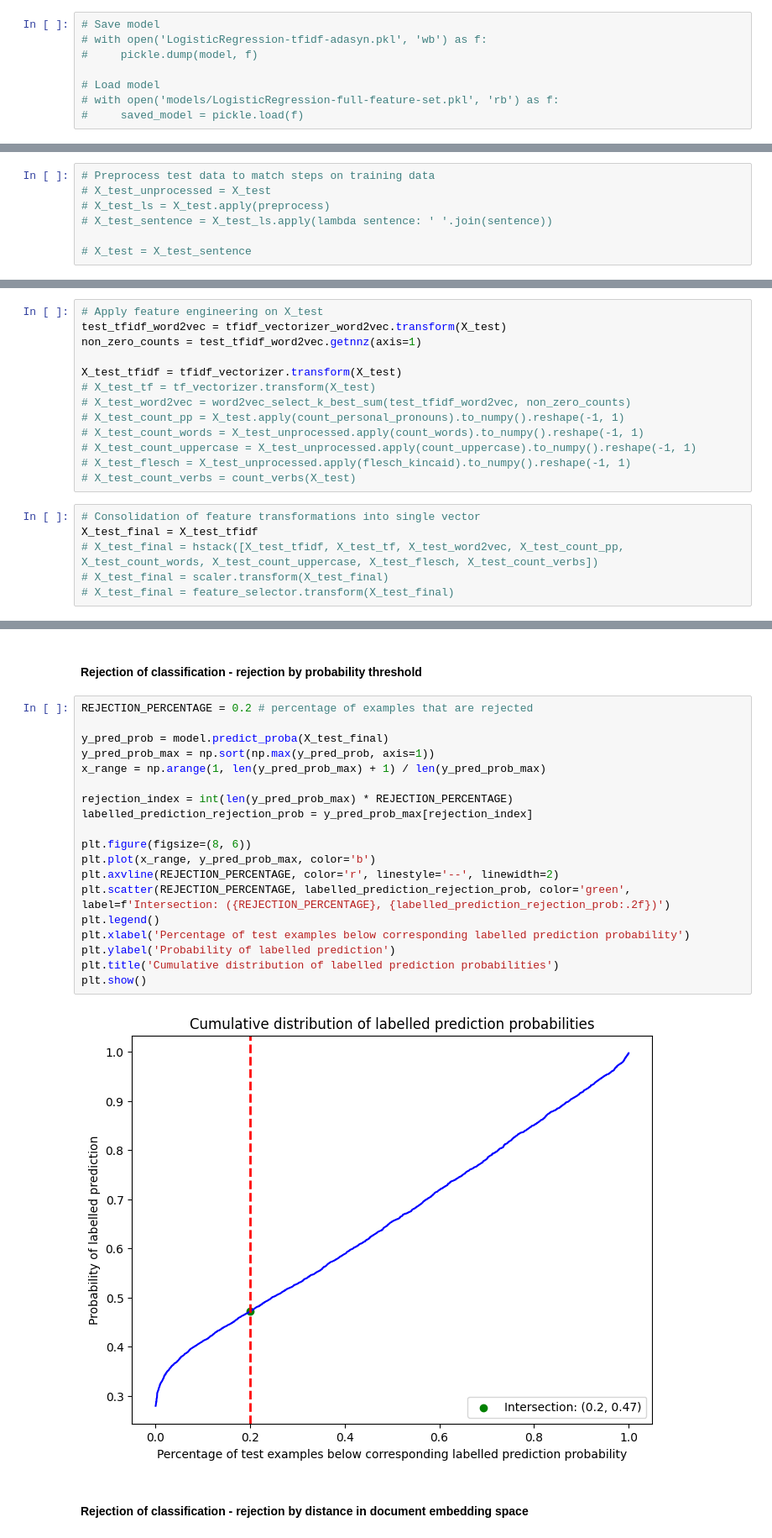
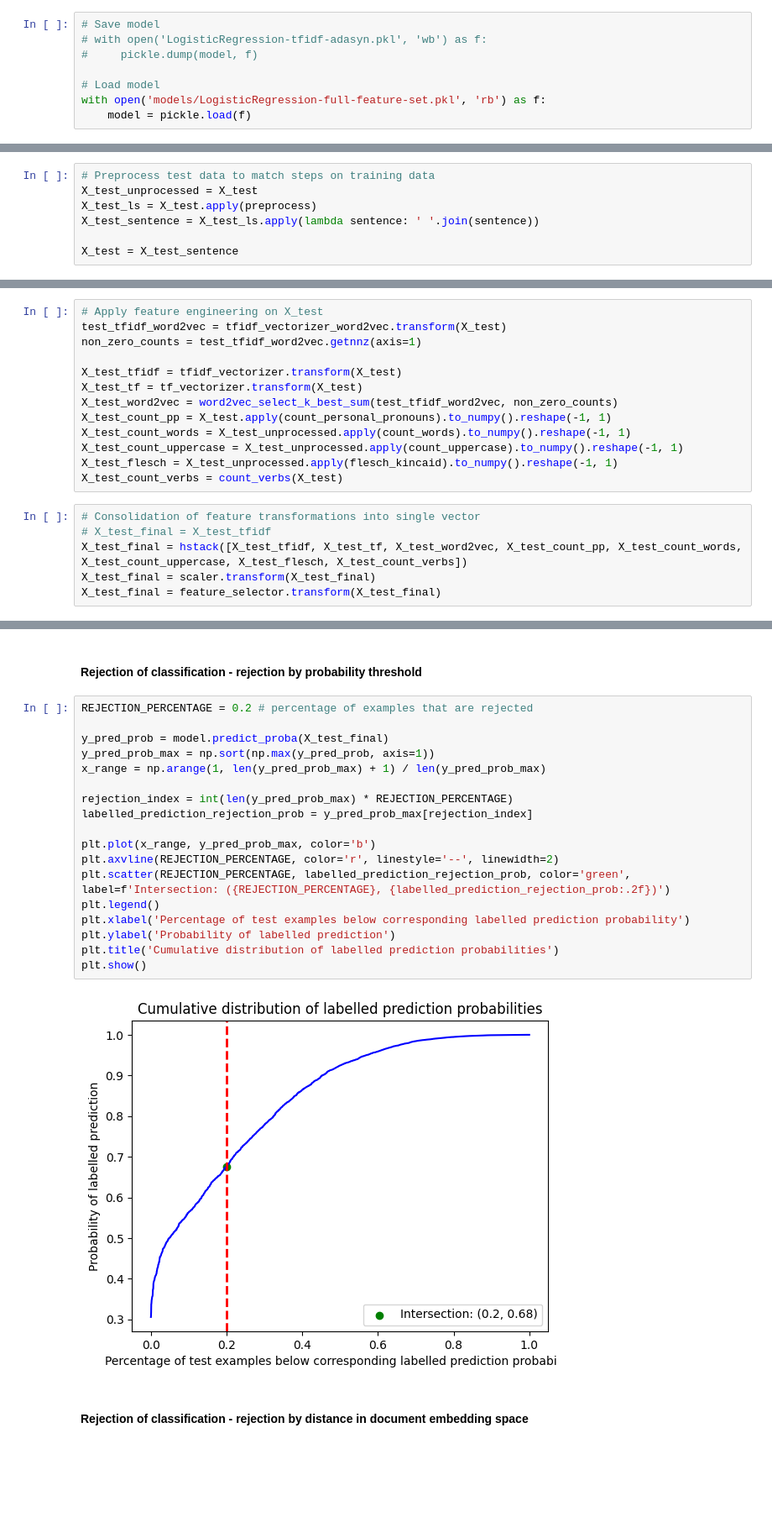
Before and after one commit to autumn-sonata/CS4248-Project, a Jupyter notebook: LabeledUnreliableNews.ipynb, the cells around one changed output, grey strips where cells are left out. Shown at 84% size. Saved outputs shown, nothing was run; the diff lists cells and outputs as text; blank space fills up the shorter version.

```diff
--- a/LabeledUnreliableNews.ipynb
+++ b/LabeledUnreliableNews.ipynb
@@ -379,8 +375,8 @@ model = LogisticRegression(solver = 'saga', max_iter=100).fit(X_train, y_train)
 #     pickle.dump(model, f)
 
 # Load model
-# with open('models/LogisticRegression-full-feature-set.pkl', 'rb') as f:
-#     saved_model = pickle.load(f)
+with open('models/LogisticRegression-full-feature-set.pkl', 'rb') as f:
+    model = pickle.load(f)
 # %% [markdown]
 ## Validation
 # %%
@@ -421,11 +417,11 @@ y_test = test_df.iloc[:, 0]
 # print(y_test.head())
 # %%
 # Preprocess test data to match steps on training data
-# X_test_unprocessed = X_test
-# X_test_ls = X_test.apply(preprocess)
-# X_test_sentence = X_test_ls.apply(lambda sentence: ' '.join(sentence))
+X_test_unprocessed = X_test
+X_test_ls = X_test.apply(preprocess)
+X_test_sentence = X_test_ls.apply(lambda sentence: ' '.join(sentence))
 
-# X_test = X_test_sentence
+X_test = X_test_sentence
 # %% [markdown]
 ### Feature Engineering (Test Data)
 # %%
@@ -434,19 +430,19 @@ test_tfidf_word2vec = tfidf_vectorizer_word2vec.transform(X_test)
 non_zero_counts = test_tfidf_word2vec.getnnz(axis=1)
 
 X_test_tfidf = tfidf_vectorizer.transform(X_test)
-# X_test_tf = tf_vectorizer.transform(X_test)
-# X_test_word2vec = word2vec_select_k_best_sum(test_tfidf_word2vec, non_zero_counts)
-# X_test_count_pp = X_test.apply(count_personal_pronouns).to_numpy().reshape(-1, 1)
-# X_test_count_words = X_test_unprocessed.apply(count_words).to_numpy().reshape(-1, 1)
-# X_test_count_uppercase = X_test_unprocessed.apply(count_uppercase).to_numpy().reshape(-1, 1)
-# X_test_flesch = X_test_unprocessed.apply(flesch_kincaid).to_numpy().reshape(-1, 1)
-# X_test_count_verbs = count_verbs(X_test)
+X_test_tf = tf_vectorizer.transform(X_test)
+X_test_word2vec = word2vec_select_k_best_sum(test_tfidf_word2vec, non_zero_counts)
+X_test_count_pp = X_test.apply(count_personal_pronouns).to_numpy().reshape(-1, 1)
+X_test_count_words = X_test_unprocessed.apply(count_words).to_numpy().reshape(-1, 1)
+X_test_count_uppercase = X_test_unprocessed.apply(count_uppercase).to_numpy().reshape(-1, 1)
+X_test_flesch = X_test_unprocessed.apply(flesch_kincaid).to_numpy().reshape(-1, 1)
+X_test_count_verbs = count_verbs(X_test)
 # %%
 # Consolidation of feature transformations into single vector
-X_test_final = X_test_tfidf
-# X_test_final = hstack([X_test_tfidf, X_test_tf, X_test_word2vec, X_test_count_pp, X_test_count_words, X_test_count_uppercase, X_test_flesch, X_test_count_verbs])
-# X_test_final = scaler.transform(X_test_final)
-# X_test_final = feature_selector.transform(X_test_final)
+# X_test_final = X_test_tfidf
+X_test_final = hstack([X_test_tfidf, X_test_tf, X_test_word2vec, X_test_count_pp, X_test_count_words, X_test_count_uppercase, X_test_flesch, X_test_count_verbs])
+X_test_final = scaler.transform(X_test_final)
+X_test_final = feature_selector.transform(X_test_final)
 # %% [markdown]
 ### Metrics
 # %% [markdown]
@@ -467,23 +465,22 @@ Test Accuracy: 0.68956319,      Test Precision: 0.74708198,     Test Recall: 0.6
 # %%
 REJECTION_PERCENTAGE = 0.2 # percentage of examples that are rejected
 
 y_pred_prob = model.predict_proba(X_test_final)
 y_pred_prob_max = np.sort(np.max(y_pred_prob, axis=1))
 x_range = np.arange(1, len(y_pred_prob_max) + 1) / len(y_pred_prob_max)
 
 rejection_index = int(len(y_pred_prob_max) * REJECTION_PERCENTAGE)
 labelled_prediction_rejection_prob = y_pred_prob_max[rejection_index]
 
-plt.figure(figsize=(8, 6))
 plt.plot(x_range, y_pred_prob_max, color='b')
 plt.axvline(REJECTION_PERCENTAGE, color='r', linestyle='--', linewidth=2)
 plt.scatter(REJECTION_PERCENTAGE, labelled_prediction_rejection_prob, color='green', label=f'Intersection: ({REJECTION_PERCENTAGE}, {labelled_prediction_rejection_prob:.2f})')
 plt.legend()
 plt.xlabel('Percentage of test examples below corresponding labelled prediction probability')
 plt.ylabel('Probability of labelled prediction')
 plt.title('Cumulative distribution of labelled prediction probabilities')
 plt.show()
 # %% [output]
-[figure, old version]
+[figure, new version]
 # %% [markdown]
 #### Rejection of classification - rejection by distance in document embedding space
```
Also changed, not shown: parts of 12 cells of this notebook, 3 other files.
